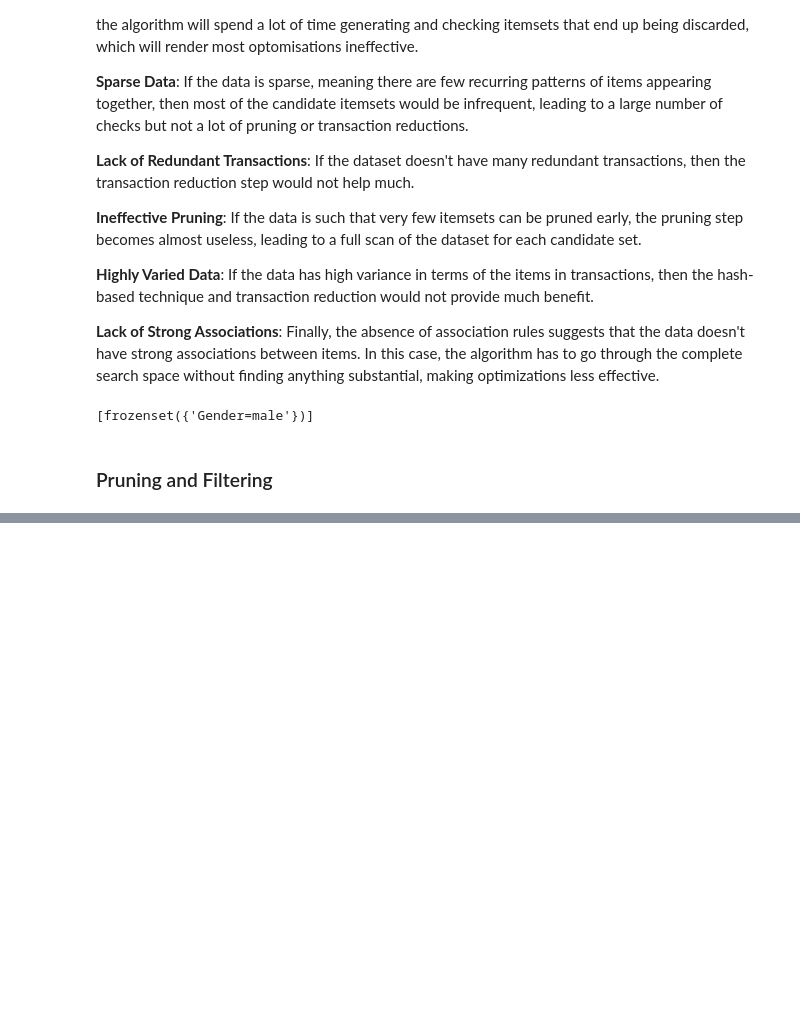
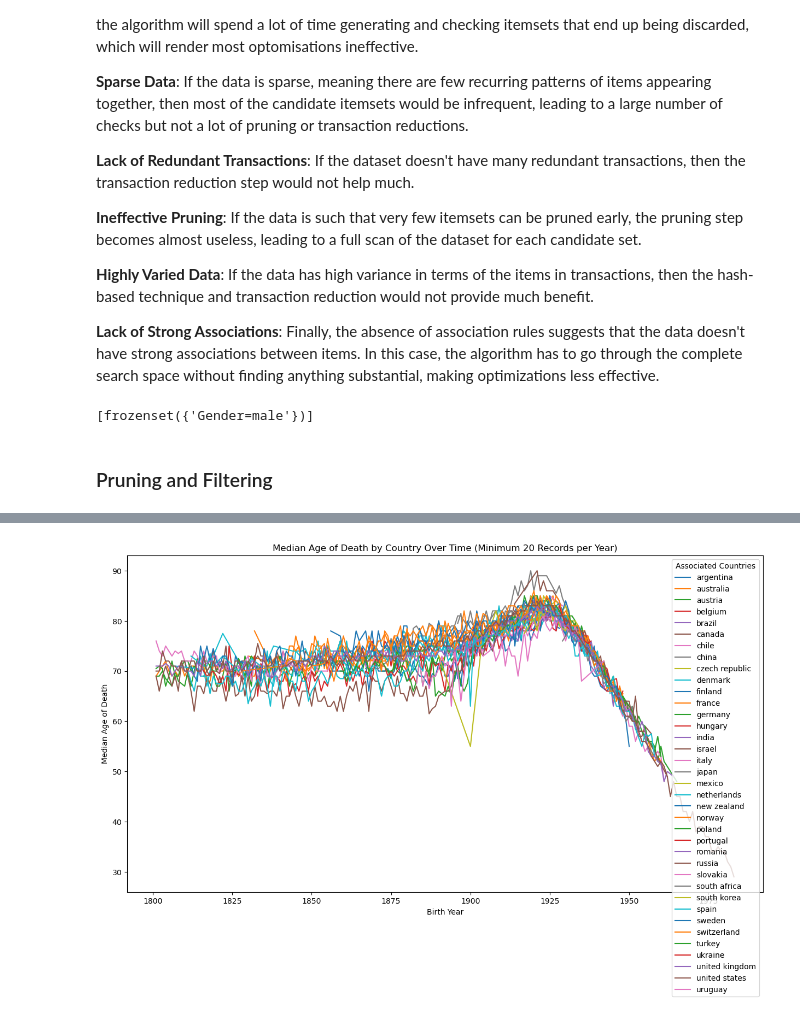
Before and after one commit to JamesHudsonn/3804ICT-Age-Analysis, a Jupyter notebook: Apriori.ipynb, the cells around one changed output, grey strips where cells are left out. Cells and saved outputs as stored; diff of their text form; code cells hidden in the pictures; blank space fills up the shorter version.

```diff
--- a/Apriori.ipynb
+++ b/Apriori.ipynb
@@ -377,0 +446,31 @@ frequent_itemsets_with_hashing[:10]
+# %%
+# Assuming df is your DataFrame
+# Convert the 'Associated Countries' column to its actual list form if it's stored as a string
+# Note: Only run this line if 'Associated Countries' is stored as a string that looks like a list
+df['Associated Countries'] = df['Associated Countries'].apply(lambda x: eval(x) if isinstance(x, str) else x)
+
+# Explode the DataFrame so each row corresponds to only one country
+df_exploded = df.explode('Associated Countries')
+
+# Group by 'Associated Countries' and 'Birth year' and calculate the median age of death for each group
+grouped_by_country_year = df_exploded.groupby(['Associated Countries', 'Birth year'])
+
+# Filter groups with at least 20 records
+filtered_grouped_by_country_year = grouped_by_country_year.filter(lambda x: len(x) >= 50)
+
+# Calculate the median age of death for the filtered groups
+filtered_grouped_by_country_year_median = filtered_grouped_by_country_year.groupby(['Associated Countries', 'Birth year'])['Age of death'].median().reset_index()
+
+# Plotting
+plt.figure(figsize=(15, 8))
+for country in filtered_grouped_by_country_year_median['Associated Countries'].unique():
+    subset = filtered_grouped_by_country_year_median[filtered_grouped_by_country_year_median['Associated Countries'] == country]
+    plt.plot(subset['Birth year'], subset['Age of death'], marker='', label=country)
+
+plt.xlabel('Birth Year')
+plt.ylabel('Median Age of Death')
+plt.title('Median Age of Death by Country Over Time (Minimum 20 Records per Year)')
+plt.legend(title='Associated Countries')
+plt.show()
+# %% [output]
+[figure, added]
```
Also changed, not shown: parts of 5 cells of this notebook.
